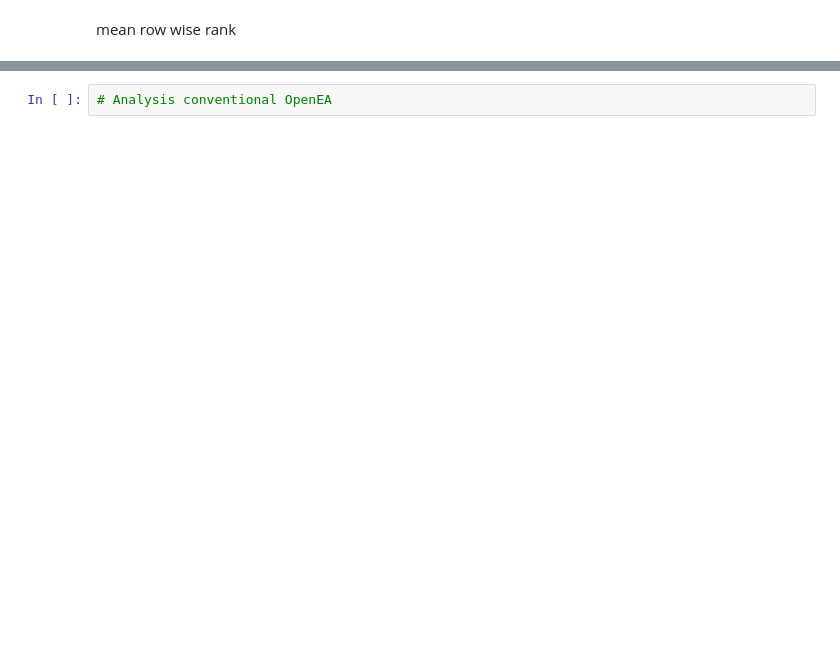
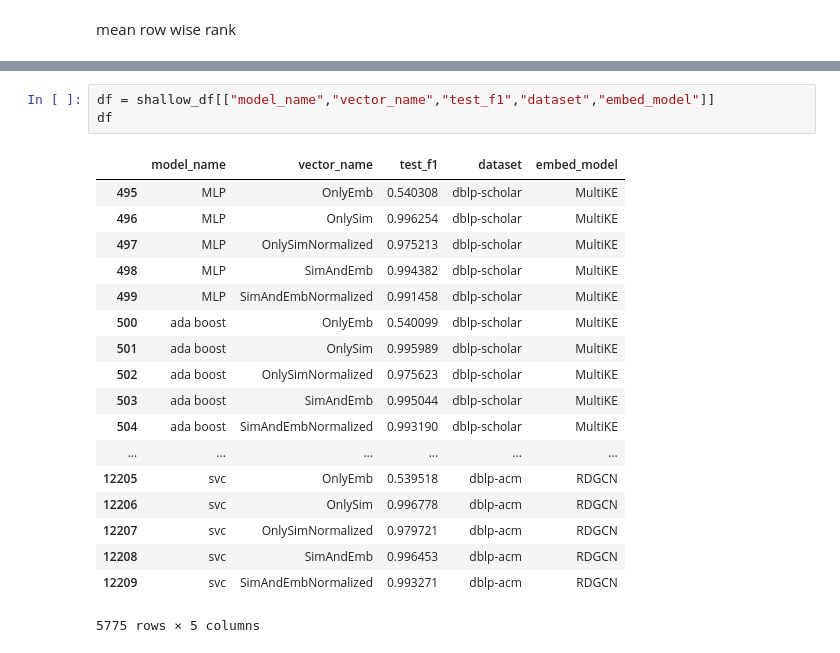
Before and after one commit to jonathanschuchart/eager, a Jupyter notebook: src/analysis/Statistics.ipynb, the cells around one changed output, grey strips where cells are left out. Saved outputs shown, nothing was run; the diff lists cells and outputs as text; blank space fills up the shorter version.

```diff
--- a/src/analysis/Statistics.ipynb
+++ b/src/analysis/Statistics.ipynb
@@ -535,2 +501,22 @@ Significant pairwise differences (p < 0.05) are highlighted in green
-# %%
-# Analysis conventional OpenEA
+# %%
+df = shallow_df[["model_name","vector_name","test_f1","dataset","embed_model"]]
+df
+# %% [output]
+|  | model_name | vector_name | test_f1 | dataset | embed_model |
+| 495 | MLP | OnlyEmb | 0.540308 | dblp-scholar | MultiKE |
+| 496 | MLP | OnlySim | 0.996254 | dblp-scholar | MultiKE |
+| 497 | MLP | OnlySimNormalized | 0.975213 | dblp-scholar | MultiKE |
+| 498 | MLP | SimAndEmb | 0.994382 | dblp-scholar | MultiKE |
+| 499 | MLP | SimAndEmbNormalized | 0.991458 | dblp-scholar | MultiKE |
+| 500 | ada boost | OnlyEmb | 0.540099 | dblp-scholar | MultiKE |
+| 501 | ada boost | OnlySim | 0.995989 | dblp-scholar | MultiKE |
+| 502 | ada boost | OnlySimNormalized | 0.975623 | dblp-scholar | MultiKE |
+| 503 | ada boost | SimAndEmb | 0.995044 | dblp-scholar | MultiKE |
+| 504 | ada boost | SimAndEmbNormalized | 0.993190 | dblp-scholar | MultiKE |
+| ... | ... | ... | ... | ... | ... |
+| 12205 | svc | OnlyEmb | 0.539518 | dblp-acm | RDGCN |
+| 12206 | svc | OnlySim | 0.996778 | dblp-acm | RDGCN |
+| 12207 | svc | OnlySimNormalized | 0.979721 | dblp-acm | RDGCN |
+| 12208 | svc | SimAndEmb | 0.996453 | dblp-acm | RDGCN |
+| 12209 | svc | SimAndEmbNormalized | 0.993271 | dblp-acm | RDGCN |
+5775 rows × 5 columns
```
Also changed, not shown: parts of 40 cells of this notebook, 4 other files.
